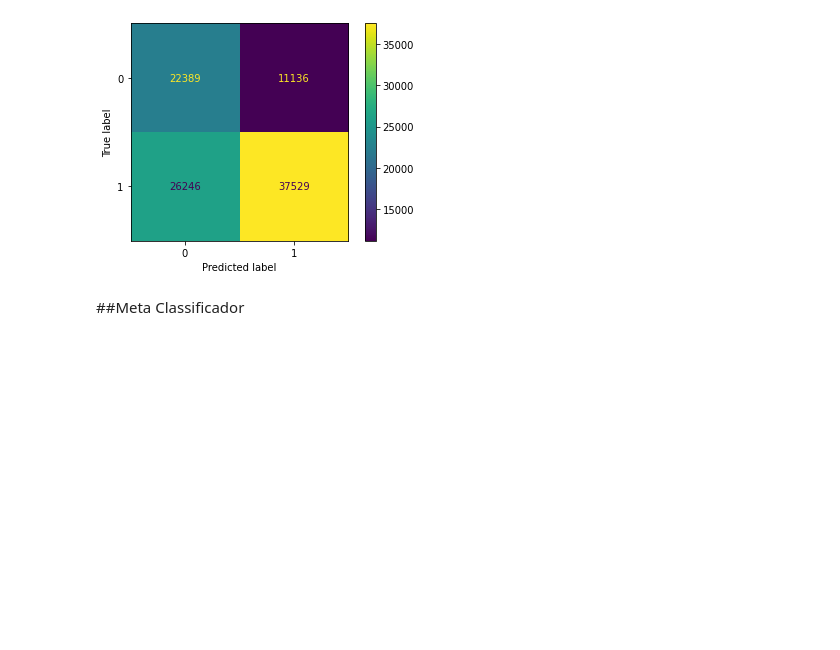
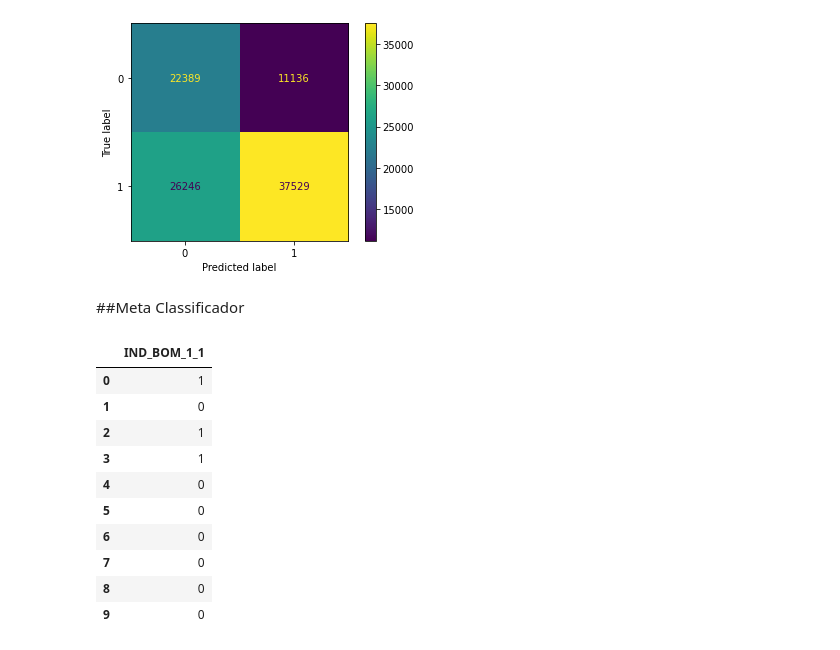
Before and after one commit to LucasThierry/Neural-Networks-21.1, a Jupyter notebook: Projeto.ipynb, the cells around one changed output. Drawn from its saved outputs; the diff is of its cells as text; code cells hidden in the pictures; blank space fills up the shorter version.

```diff
--- a/Projeto.ipynb
+++ b/Projeto.ipynb
@@ -1372,3 +1363,23 @@ ConfusionMatrixDisplay.from_predictions(y_test['IND_BOM_1_1'], y_pred);
 [figure]
 # %% [markdown]
 ##Meta Classificador
+# %%
+#Random Forest
+rf_classifier = RandomForestClassifier(n_estimators=100,max_depth=8,min_samples_leaf=2,min_samples_split=4,max_features='sqrt')
+rf_history = rf_classifier.fit(x_train.to_numpy(), y_train2.to_numpy().ravel())
+rf_pred_class_test = rf_classifier.predict(x_test.to_numpy())
+y_pred_rf_test = pred_name_columns(rf_pred_class_test)
+# %%
+y_pred_rf_test.head(10)
+# %% [output]
+|  | IND_BOM_1_1 |
+| 0 | 1 |
+| 1 | 0 |
+| 2 | 1 |
+| 3 | 1 |
+| 4 | 0 |
+| 5 | 0 |
+| 6 | 0 |
+| 7 | 0 |
+| 8 | 0 |
+| 9 | 0 |
```
Also changed, not shown: parts of 14 cells of this notebook.
